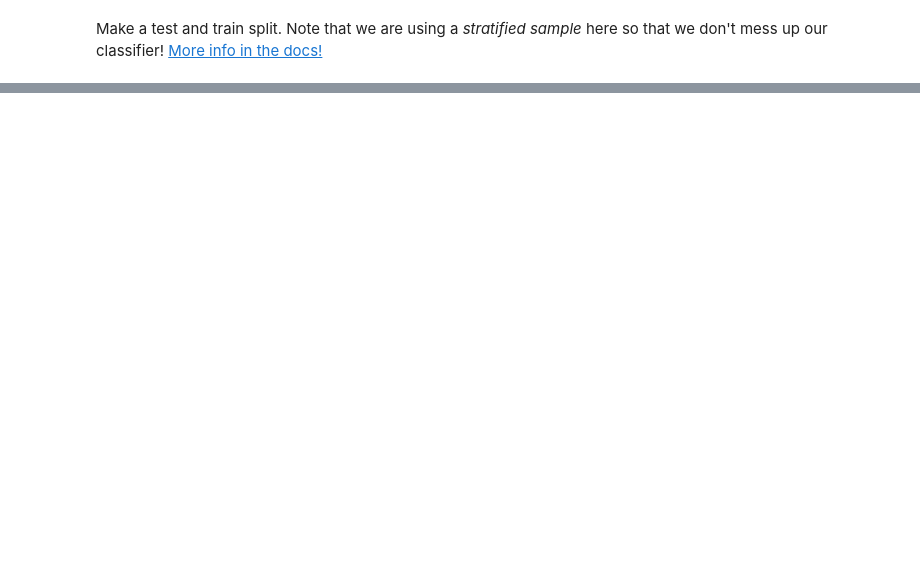
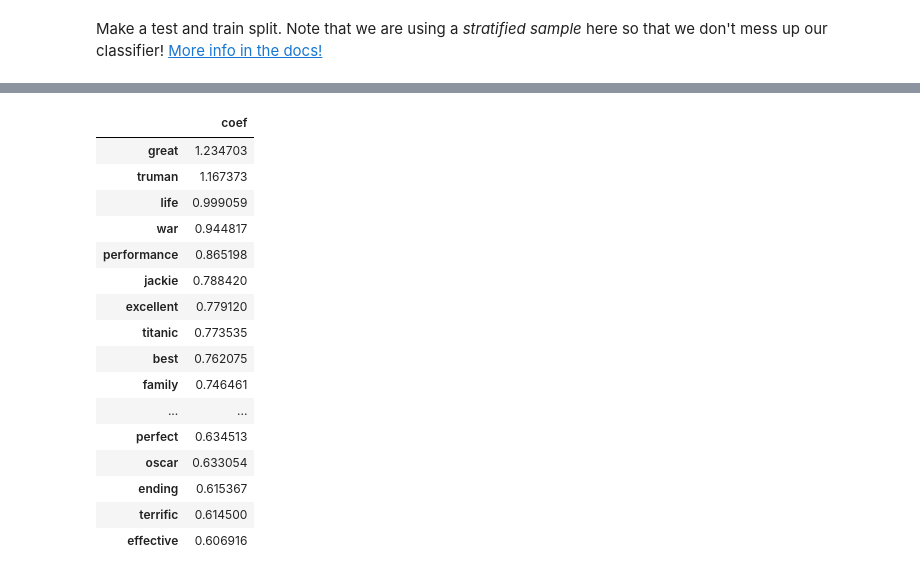
Before and after one commit to nmattei/cmps3160, a Jupyter notebook: _demos/Demo-10.ipynb, the cells around one changed output, grey strips where cells are left out. Saved outputs shown, nothing was run; the diff lists cells and outputs as text; code cells hidden in the pictures; blank space fills up the shorter version.

```diff
--- a/_demos/Demo-10.ipynb
+++ b/_demos/Demo-10.ipynb
@@ -111,0 +395,3 @@ What happens with the titanic dataset?
+# %%
+feature_names = np.array(vec.get_feature_names_out())
+feature_names[X[0].indices]
@@ -111,0 +457,21 @@ What happens with the titanic dataset?
+# %%
+pos_coef = pd.DataFrame(textlr.coef_[0],  index=feature_names).rename(columns={0: 'coef'})
+pos_coef.sort_values('coef', ascending=False).head(20)
+# %% [output]
+|  | coef |
+| great | 1.234703 |
+| truman | 1.167373 |
+| life | 0.999059 |
+| war | 0.944817 |
+| performance | 0.865198 |
+| jackie | 0.788420 |
+| excellent | 0.779120 |
+| titanic | 0.773535 |
+| best | 0.762075 |
+| family | 0.746461 |
+| ... | ... |
+| perfect | 0.634513 |
+| oscar | 0.633054 |
+| ending | 0.615367 |
+| terrific | 0.614500 |
+| effective | 0.606916 |
```
Also changed, not shown: parts of 63 cells of this notebook.
